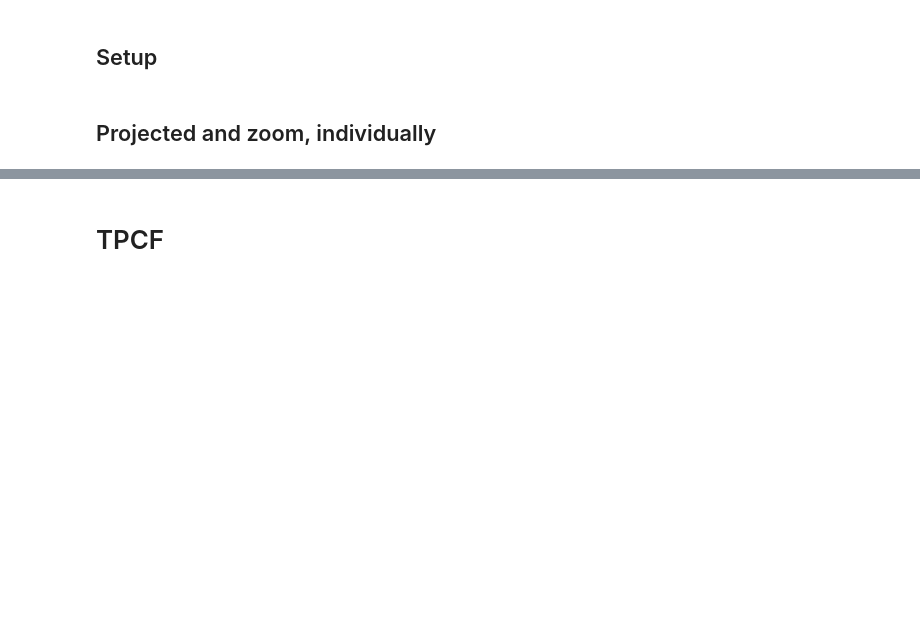
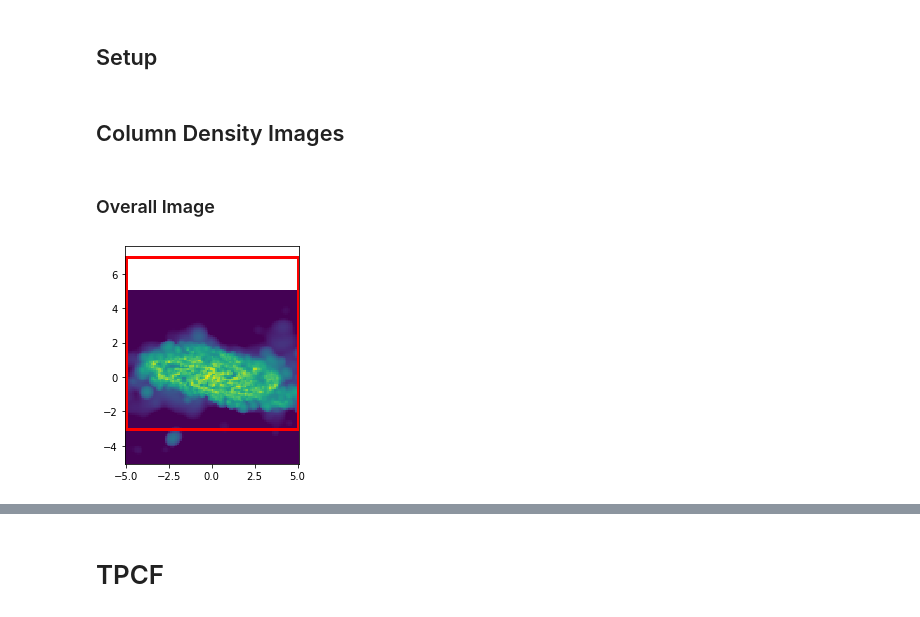
Before and after one commit to chanhhao/healpyt, a Jupyter notebook: trident_column_densities.ipynb, the cells around one changed output, grey strips where cells are left out. Drawn from its saved outputs; the diff is of its cells as text; code cells hidden in the pictures; blank space fills up the shorter version.

```diff
--- a/trident_column_densities.ipynb
+++ b/trident_column_densities.ipynb
@@ -187,6 +278,8 @@ for i, field in enumerate( tqdm.tqdm( fields ) ):
 # %%
 # Zoom images
 zoom_imgs = []
+zoom_supplements = []
 for i, field in enumerate( tqdm.tqdm( fields ) ):
-    img, new_center = get_image( field, zoom_yrange_kpc, zoom_zrange_kpc )
+    img, supplementary_data = get_image( field, zoom_yrange_kpc, zoom_zrange_kpc )
+    zoom_supplements.append( supplementary_data )
     zoom_imgs.append( img.to( field_units[i] ) )
@@ -197,3 +286,11 @@ np.dot( new_center_gal_frame, yskyhat )
+# %%
+# Zoom images, histogram version
+hist_zoom_imgs = []
+hist_zoom_supplements = []
+for i, field in enumerate( tqdm.tqdm( fields ) ):
+    img, supplementary_data = get_image( field, zoom_yrange_kpc, zoom_zrange_kpc, method='histogram' )
+    hist_zoom_supplements.append( supplementary_data )
+    hist_zoom_imgs.append( img.to( field_units[i] ) )
 # %% [markdown]
 # Convert to Equivalent Width
 # %% [markdown]
@@ -277,8 +408,44 @@ zs = np.linspace( zrange_full_proj_kpc[0], zrange_full_proj_kpc[1], default_reso
 ys_zoom = np.linspace( zoom_yrange_kpc[0], zoom_yrange_kpc[1], default_resolution )
 zs_zoom = np.linspace( zoom_zrange_kpc[0], zoom_zrange_kpc[1], default_resolution )
 # %%
+colden_norm = matplotlib.colors.LogNorm( vmin=colden_min, vmax=coldens.max() )
 norm = matplotlib.colors.LogNorm( vmin=EW_min, vmax=EWs.max() )
 # %%
 fontproperties = fm.FontProperties( size=normal_fontsize )
+# %%
+def plot_zoom_region( ax, color='r' ):
+
+    # Plot zoom-in area
+    xy = [ zoom_yrange_kpc[0], zoom_zrange_kpc[-1] ]
+    width = zoom_yrange_kpc[1] - zoom_yrange_kpc[0]
+    height = zoom_zrange_kpc[1] - zoom_zrange_kpc[0]
+    zoom_region = matplotlib.patches.Rectangle(
+        xy,
+        width,
+        -height,
+        fill = False,
+        linewidth = 3,
+        color = color,
+    )
+    ax.add_patch( zoom_region )
 # %% [markdown]
-## Projected and zoom, individually
+## Column Density Images
+# %% [markdown]
+### Overall Image
+# %%
+# Projected
+fig = plt.figure()
+ax = plt.gca()
+
+ax.pcolormesh(
+    ys,
+    zs,
+    np.rot90( coldens, k=-1  ),
+    norm = colden_norm,
+)
+
+plot_zoom_region( ax )
+
+ax.set_aspect( 'equal' )
+# %% [output]
+[figure, added]
```
Also changed, not shown: parts of 30 cells of this notebook.
